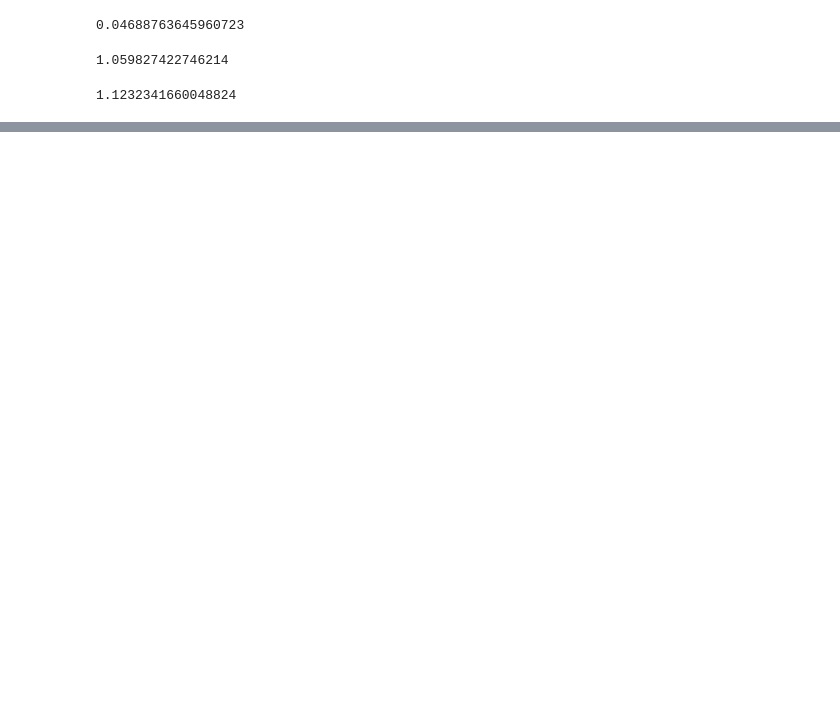
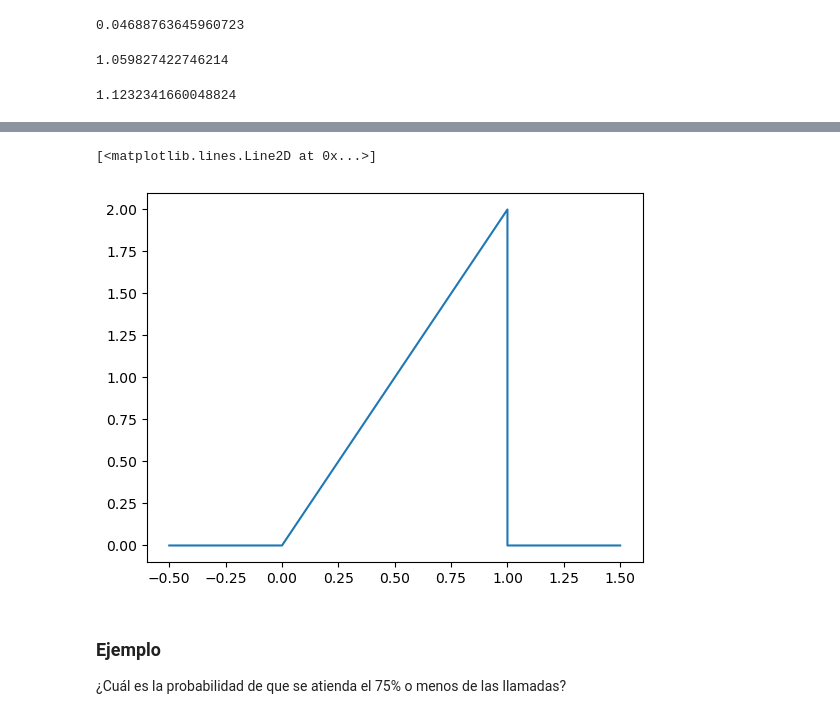
Before and after one commit to vmoprojs/IntroEconometricsWO, a Jupyter notebook: Descriptiva.ipynb, the cells around one changed output, grey strips where cells are left out. Cells and saved outputs as stored; diff of their text form; code cells hidden in the pictures; blank space fills up the shorter version.

```diff
--- a/Descriptiva.ipynb
+++ b/Descriptiva.ipynb
@@ -318,0 +538,12 @@ Interpretación de la correlación:
+# %%
+x = [-0.5, 0, 1, 1, 1.5]
+y = [0, 0, 2, 0, 0]
+import matplotlib.pyplot as plt
+plt.plot(x,y)
+# %% [output]
+[<matplotlib.lines.Line2D at 0x...>]
+[figure, added]
+# %% [markdown]
+### Ejemplo
+
+¿Cuál es la probabilidad de que se atienda el 75% o menos de las llamadas?
```
Also changed, not shown: parts of 108 cells of this notebook, 28 other files.
